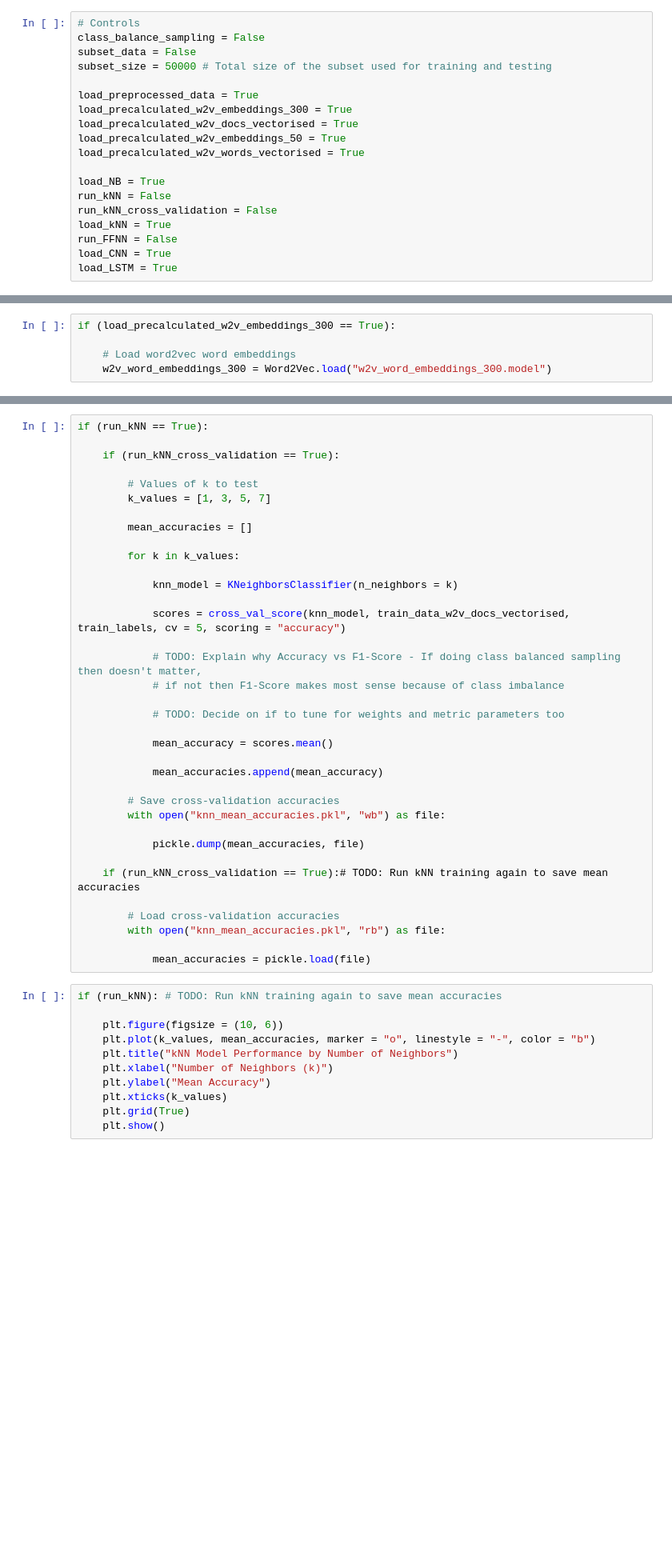
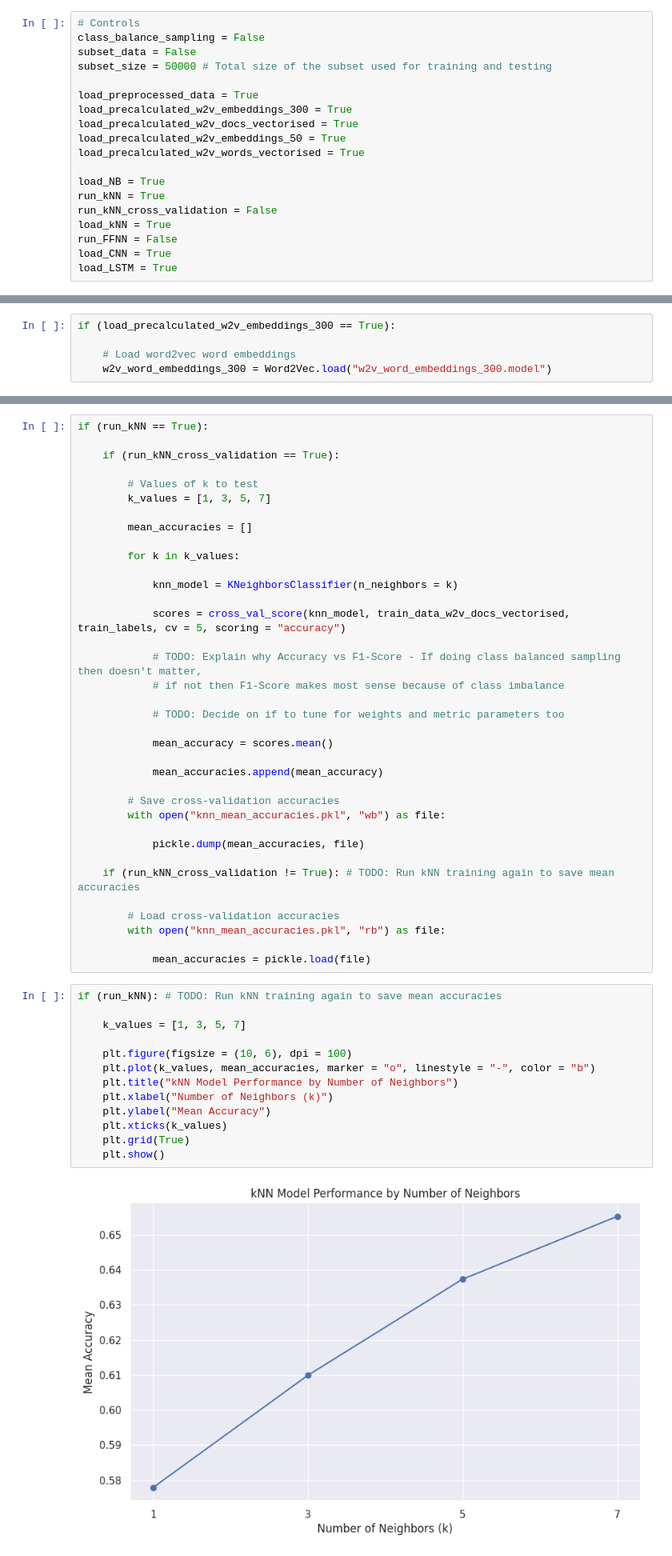
Before and after one commit to alasdair-breasley/tmla-assignment, a Jupyter notebook: TMLA_Assignment.ipynb, the cells around one changed output, grey strips where cells are left out. Shown at 80% size. Saved outputs shown, nothing was run; the diff lists cells and outputs as text; blank space fills up the shorter version.

```diff
--- a/TMLA_Assignment.ipynb
+++ b/TMLA_Assignment.ipynb
@@ -78,7 +78,7 @@ load_precalculated_w2v_embeddings_50 = True
 load_precalculated_w2v_words_vectorised = True
 
 load_NB = True
-run_kNN = False
+run_kNN = True
 run_kNN_cross_validation = False
 load_kNN = True
 run_FFNN = False
@@ -711,7 +711,7 @@ if (run_kNN == True):
 
             pickle.dump(mean_accuracies, file)
 
-    if (run_kNN_cross_validation == True):# TODO: Run kNN training again to save mean accuracies
+    if (run_kNN_cross_validation != True): # TODO: Run kNN training again to save mean accuracies
 
         # Load cross-validation accuracies
         with open("knn_mean_accuracies.pkl", "rb") as file:
@@ -720,14 +720,18 @@ if (run_kNN == True):
 # %%
 if (run_kNN): # TODO: Run kNN training again to save mean accuracies
 
-    plt.figure(figsize = (10, 6))
+    k_values = [1, 3, 5, 7]
+
+    plt.figure(figsize = (10, 6), dpi = 100)
     plt.plot(k_values, mean_accuracies, marker = "o", linestyle = "-", color = "b")
     plt.title("kNN Model Performance by Number of Neighbors")
     plt.xlabel("Number of Neighbors (k)")
     plt.ylabel("Mean Accuracy")
     plt.xticks(k_values)
     plt.grid(True)
     plt.show()
+# %% [output]
+[figure, added]
 # %%
 if (run_kNN == True):
 
```
Also changed, not shown: parts of 5 cells of this notebook.
